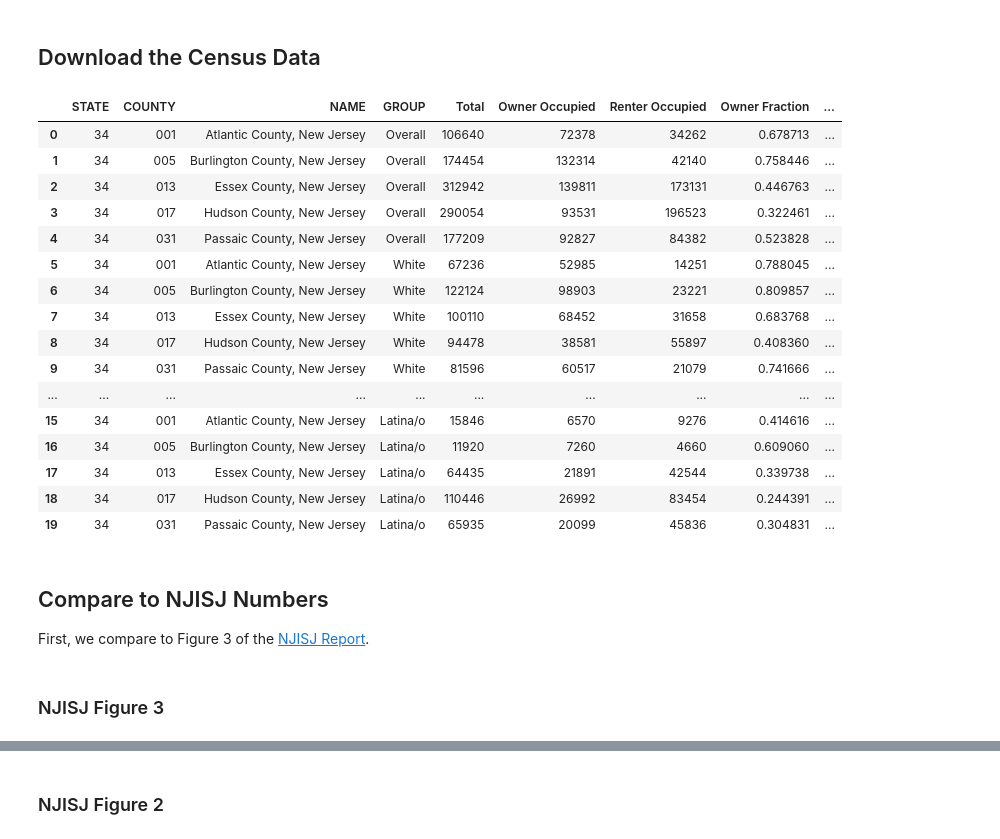
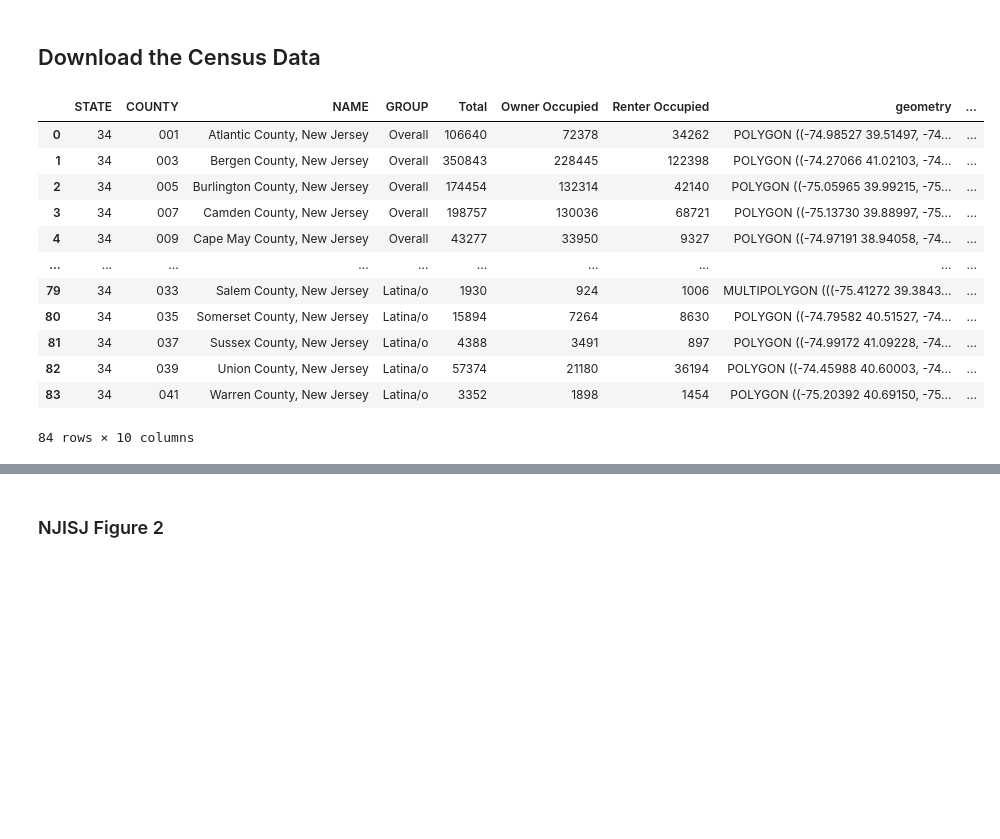
Before and after one commit to vengroff/somaccr, a Jupyter notebook: NJISJ SoMa Home Ownership.ipynb, the cells around one changed output, grey strips where cells are left out. Saved outputs shown, nothing was run; the diff lists cells and outputs as text; code cells hidden in the pictures; blank space fills up the shorter version.

```diff
--- a/NJISJ SoMa Home Ownership.ipynb
+++ b/NJISJ SoMa Home Ownership.ipynb
@@ -123,18 +128,19 @@ def add_ownership_rates(df: pd.DataFrame) -> pd.DataFrame:
 ## Download the Census Data
 # %%
 def data_for(group_name, **kwargs) -> pd.DataFrame:
-    df = ced.download(
+    gdf = ced.download(
         dataset=ACS5,
         vintage=2022,
         download_variables=["NAME"] + list(ALL_VARIABLES_BY_GROUP[group_name].keys()),
+        with_geometry=True,
         **kwargs
     )
 
-    df.insert(len(kwargs) + 1, "GROUP", group_name)
+    gdf.insert(len(kwargs) + 1, "GROUP", group_name)
 
-    df.rename(ALL_VARIABLES_BY_GROUP[group_name], axis="columns", inplace=True)
+    gdf.rename(ALL_VARIABLES_BY_GROUP[group_name], axis="columns", inplace=True)
 
-    return df
+    return gdf
 
 
 def add_fractions(df: pd.DataFrame) -> pd.DataFrame:
@@ -142,37 +148,26 @@ def add_fractions(df: pd.DataFrame) -> pd.DataFrame:
     df["Renter Fraction"] = df["Renter Occupied"] / df["Total"]
     return df
 # %%
-df_county = pd.concat(
-    [
-        data_for(
-            group_name, state=NJ, county=[ATLANTIC, BURLINGTON, ESSEX, HUDSON, PASSAIC]
-        )
-        for group_name in TENURE_GROUPS
-    ]
-).reset_index(drop=True)
+gdf_county = gpd.GeoDataFrame(
+    pd.concat(
+        [data_for(group_name, state=NJ, county="*") for group_name in TENURE_GROUPS]
+    ).reset_index(drop=True)
+)
 
-df_county = add_fractions(df_county)
+gdf_county = add_fractions(gdf_county)
 # %%
-df_county
+gdf_county
 # %% [output]
-|  | STATE | COUNTY | NAME | GROUP | Total | Owner Occupied | Renter Occupied | Owner Fraction | ... |
-| 0 | 34 | 001 | Atlantic County, New Jersey | Overall | 106640 | 72378 | 34262 | 0.678713 | ... |
-| 1 | 34 | 005 | Burlington County, New Jersey | Overall | 174454 | 132314 | 42140 | 0.758446 | ... |
-| 2 | 34 | 013 | Essex County, New Jersey | Overall | 312942 | 139811 | 173131 | 0.446763 | ... |
-| 3 | 34 | 017 | Hudson County, New Jersey | Overall | 290054 | 93531 | 196523 | 0.322461 | ... |
-| 4 | 34 | 031 | Passaic County, New Jersey | Overall | 177209 | 92827 | 84382 | 0.523828 | ... |
-| 5 | 34 | 001 | Atlantic County, New Jersey | White | 67236 | 52985 | 14251 | 0.788045 | ... |
-| 6 | 34 | 005 | Burlington County, New Jersey | White | 122124 | 98903 | 23221 | 0.809857 | ... |
-| 7 | 34 | 013 | Essex County, New Jersey | White | 100110 | 68452 | 31658 | 0.683768 | ... |
-| 8 | 34 | 017 | Hudson County, New Jersey | White | 94478 | 38581 | 55897 | 0.408360 | ... |
-| 9 | 34 | 031 | Passaic County, New Jersey | White | 81596 | 60517 | 21079 | 0.741666 | ... |
+|  | STATE | COUNTY | NAME | GROUP | Total | Owner Occupied | Renter Occupied | geometry | ... |
+| 0 | 34 | 001 | Atlantic County, New Jersey | Overall | 106640 | 72378 | 34262 | POLYGON ((-74.98527 39.51497, -74... | ... |
+| 1 | 34 | 003 | Bergen County, New Jersey | Overall | 350843 | 228445 | 122398 | POLYGON ((-74.27066 41.02103, -74... | ... |
+| 2 | 34 | 005 | Burlington County, New Jersey | Overall | 174454 | 132314 | 42140 | POLYGON ((-75.05965 39.99215, -75... | ... |
+| 3 | 34 | 007 | Camden County, New Jersey | Overall | 198757 | 130036 | 68721 | POLYGON ((-75.13730 39.88997, -75... | ... |
+| 4 | 34 | 009 | Cape May County, New Jersey | Overall | 43277 | 33950 | 9327 | POLYGON ((-74.97191 38.94058, -74... | ... |
 | ... | ... | ... | ... | ... | ... | ... | ... | ... | ... |
-| 15 | 34 | 001 | Atlantic County, New Jersey | Latina/o | 15846 | 6570 | 9276 | 0.414616 | ... |
-| 16 | 34 | 005 | Burlington County, New Jersey | Latina/o | 11920 | 7260 | 4660 | 0.609060 | ... |
-| 17 | 34 | 013 | Essex County, New Jersey | Latina/o | 64435 | 21891 | 42544 | 0.339738 | ... |
-| 18 | 34 | 017 | Hudson County, New Jersey | Latina/o | 110446 | 26992 | 83454 | 0.244391 | ... |
-| 19 | 34 | 031 | Passaic County, New Jersey | Latina/o | 65935 | 20099 | 45836 | 0.304831 | ... |
+| 79 | 34 | 033 | Salem County, New Jersey | Latina/o | 1930 | 924 | 1006 | MULTIPOLYGON (((-75.41272 39.3843... | ... |
+| 80 | 34 | 035 | Somerset County, New Jersey | Latina/o | 15894 | 7264 | 8630 | POLYGON ((-74.79582 40.51527, -74... | ... |
+| 81 | 34 | 037 | Sussex County, New Jersey | Latina/o | 4388 | 3491 | 897 | POLYGON ((-74.99172 41.09228, -74... | ... |
+| 82 | 34 | 039 | Union County, New Jersey | Latina/o | 57374 | 21180 | 36194 | POLYGON ((-74.45988 40.60003, -74... | ... |
+| 83 | 34 | 041 | Warren County, New Jersey | Latina/o | 3352 | 1898 | 1454 | POLYGON ((-75.20392 40.69150, -75... | ... |
+84 rows × 10 columns
-# %% [markdown]
-## Compare to NJISJ Numbers
-
-First, we compare to Figure 3 of the [NJISJ Report](https://njisj.org/reports/stateofinequity/).
@@ -207,2 +173,0 @@ def plot_hbar(df: pd.DataFrame, title: str, round100: bool = False):
-# %% [markdown]
-### NJISJ Figure 3
```
Also changed, not shown: parts of 15 cells of this notebook, 3 other files.
